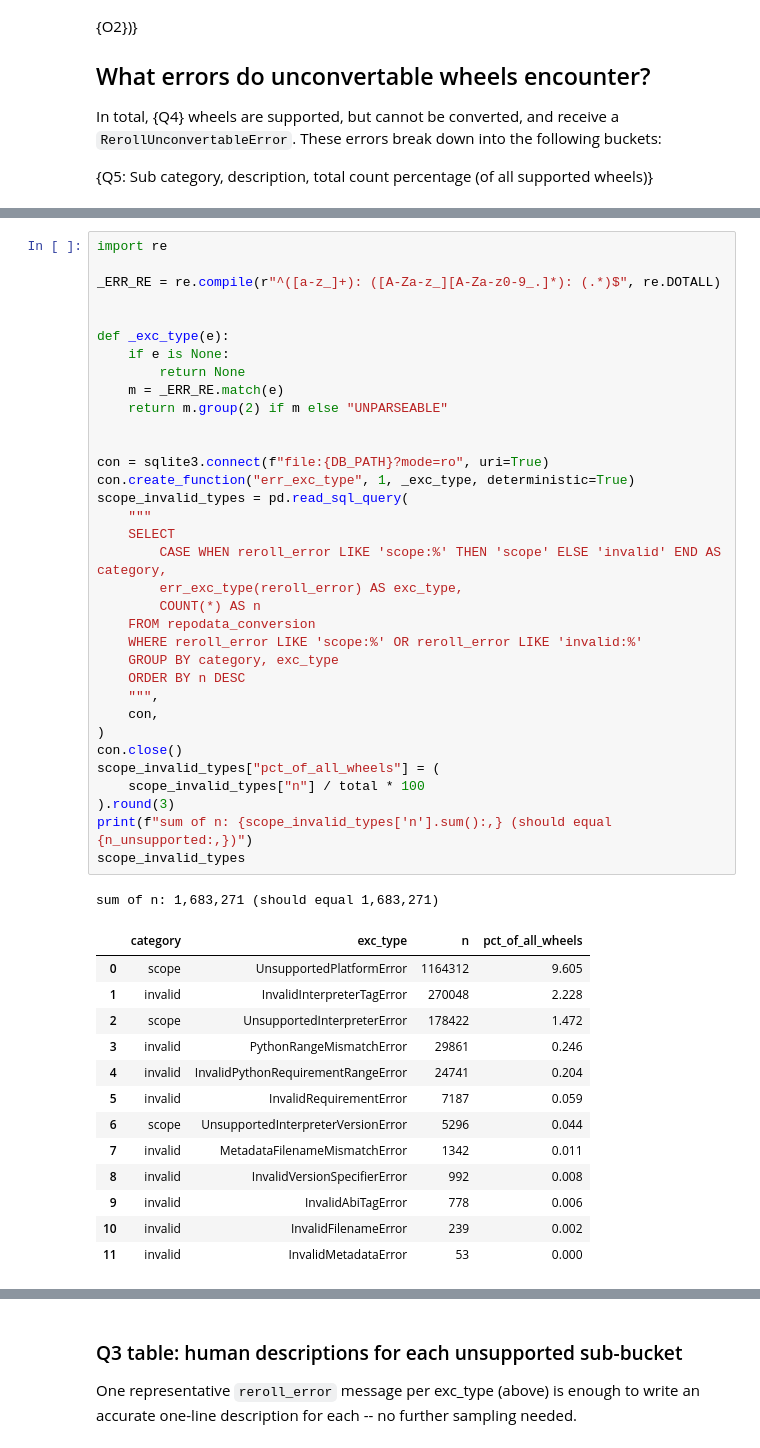
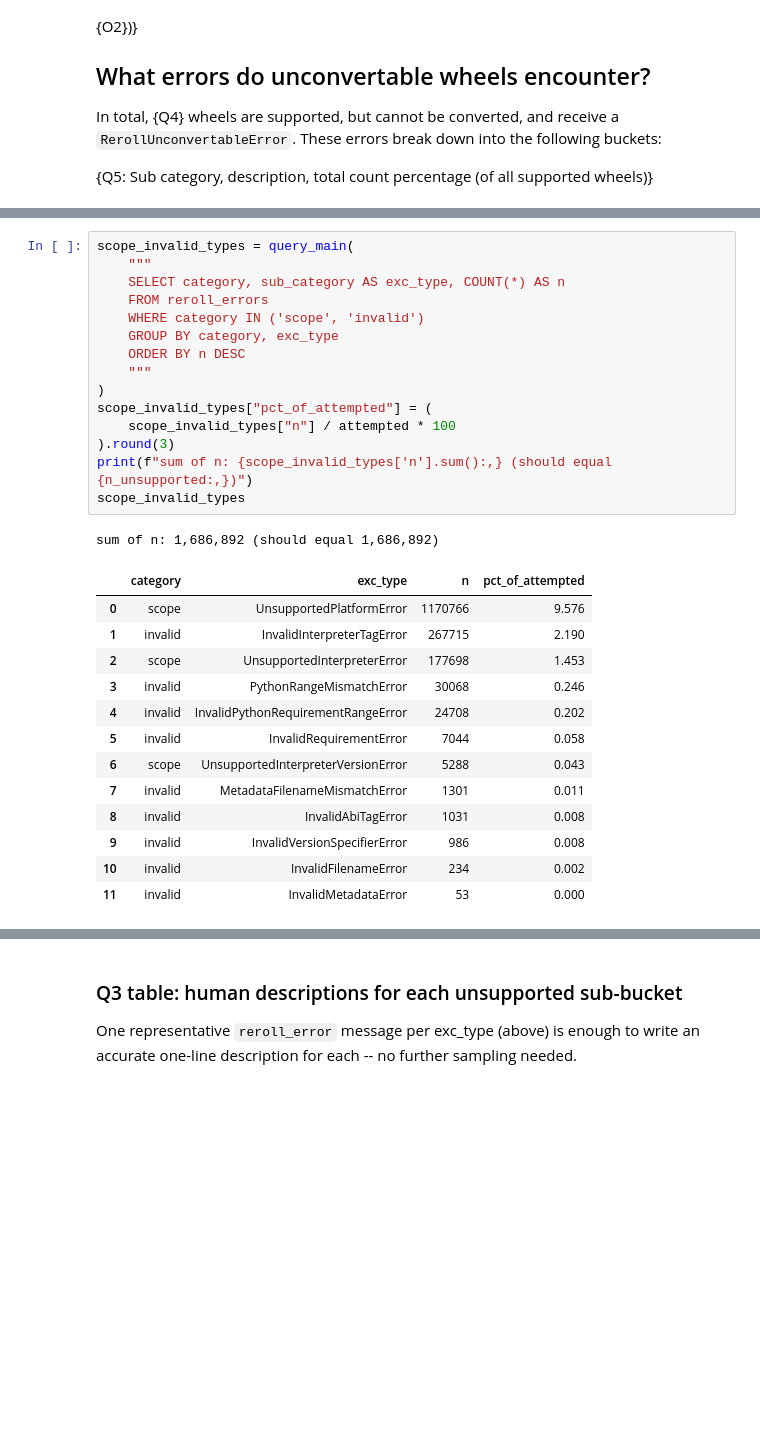
Before and after one commit to intentionally-left-nil/reroll-data, a Jupyter notebook: notebooks/readme_analysis.ipynb, the cells around one changed output, grey strips where cells are left out. Drawn from its saved outputs; the diff is of its cells as text; blank space fills up the shorter version.

```diff
--- a/notebooks/readme_analysis.ipynb
+++ b/notebooks/readme_analysis.ipynb
@@ -239,51 +271,32 @@ as `reroll_v0.1.0_failure_analysis.ipynb` section 2.
 # %%
-import re
-
-_ERR_RE = re.compile(r"^([a-z_]+): ([A-Za-z_][A-Za-z0-9_.]*): (.*)$", re.DOTALL)
-
-
-def _exc_type(e):
-    if e is None:
-        return None
-    m = _ERR_RE.match(e)
-    return m.group(2) if m else "UNPARSEABLE"
-
-
-con = sqlite3.connect(f"file:{DB_PATH}?mode=ro", uri=True)
-con.create_function("err_exc_type", 1, _exc_type, deterministic=True)
-scope_invalid_types = pd.read_sql_query(
+scope_invalid_types = query_main(
     """
-    SELECT
-        CASE WHEN reroll_error LIKE 'scope:%' THEN 'scope' ELSE 'invalid' END AS category,
-        err_exc_type(reroll_error) AS exc_type,
-        COUNT(*) AS n
-    FROM repodata_conversion
-    WHERE reroll_error LIKE 'scope:%' OR reroll_error LIKE 'invalid:%'
+    SELECT category, sub_category AS exc_type, COUNT(*) AS n
+    FROM reroll_errors
+    WHERE category IN ('scope', 'invalid')
     GROUP BY category, exc_type
     ORDER BY n DESC
-    """,
-    con,
+    """
 )
-con.close()
-scope_invalid_types["pct_of_all_wheels"] = (
-    scope_invalid_types["n"] / total * 100
+scope_invalid_types["pct_of_attempted"] = (
+    scope_invalid_types["n"] / attempted * 100
 ).round(3)
 print(f"sum of n: {scope_invalid_types['n'].sum():,} (should equal {n_unsupported:,})")
 scope_invalid_types
 # %% [output]
-sum of n: 1,683,271 (should equal 1,683,271)
+sum of n: 1,686,892 (should equal 1,686,892)
-|  | category | exc_type | n | pct_of_all_wheels |
-| 0 | scope | UnsupportedPlatformError | 1164312 | 9.605 |
-| 1 | invalid | InvalidInterpreterTagError | 270048 | 2.228 |
-| 2 | scope | UnsupportedInterpreterError | 178422 | 1.472 |
-| 3 | invalid | PythonRangeMismatchError | 29861 | 0.246 |
-| 4 | invalid | InvalidPythonRequirementRangeError | 24741 | 0.204 |
-| 5 | invalid | InvalidRequirementError | 7187 | 0.059 |
-| 6 | scope | UnsupportedInterpreterVersionError | 5296 | 0.044 |
-| 7 | invalid | MetadataFilenameMismatchError | 1342 | 0.011 |
-| 8 | invalid | InvalidVersionSpecifierError | 992 | 0.008 |
-| 9 | invalid | InvalidAbiTagError | 778 | 0.006 |
-| 10 | invalid | InvalidFilenameError | 239 | 0.002 |
+|  | category | exc_type | n | pct_of_attempted |
+| 0 | scope | UnsupportedPlatformError | 1170766 | 9.576 |
+| 1 | invalid | InvalidInterpreterTagError | 267715 | 2.190 |
+| 2 | scope | UnsupportedInterpreterError | 177698 | 1.453 |
+| 3 | invalid | PythonRangeMismatchError | 30068 | 0.246 |
+| 4 | invalid | InvalidPythonRequirementRangeError | 24708 | 0.202 |
+| 5 | invalid | InvalidRequirementError | 7044 | 0.058 |
+| 6 | scope | UnsupportedInterpreterVersionError | 5288 | 0.043 |
+| 7 | invalid | MetadataFilenameMismatchError | 1301 | 0.011 |
+| 8 | invalid | InvalidAbiTagError | 1031 | 0.008 |
+| 9 | invalid | InvalidVersionSpecifierError | 986 | 0.008 |
+| 10 | invalid | InvalidFilenameError | 234 | 0.002 |
 | 11 | invalid | InvalidMetadataError | 53 | 0.000 |
 # %%
 # One representative message per exc_type, to write accurate human
```
Also changed, not shown: parts of 11 cells of this notebook, 6 other files.
